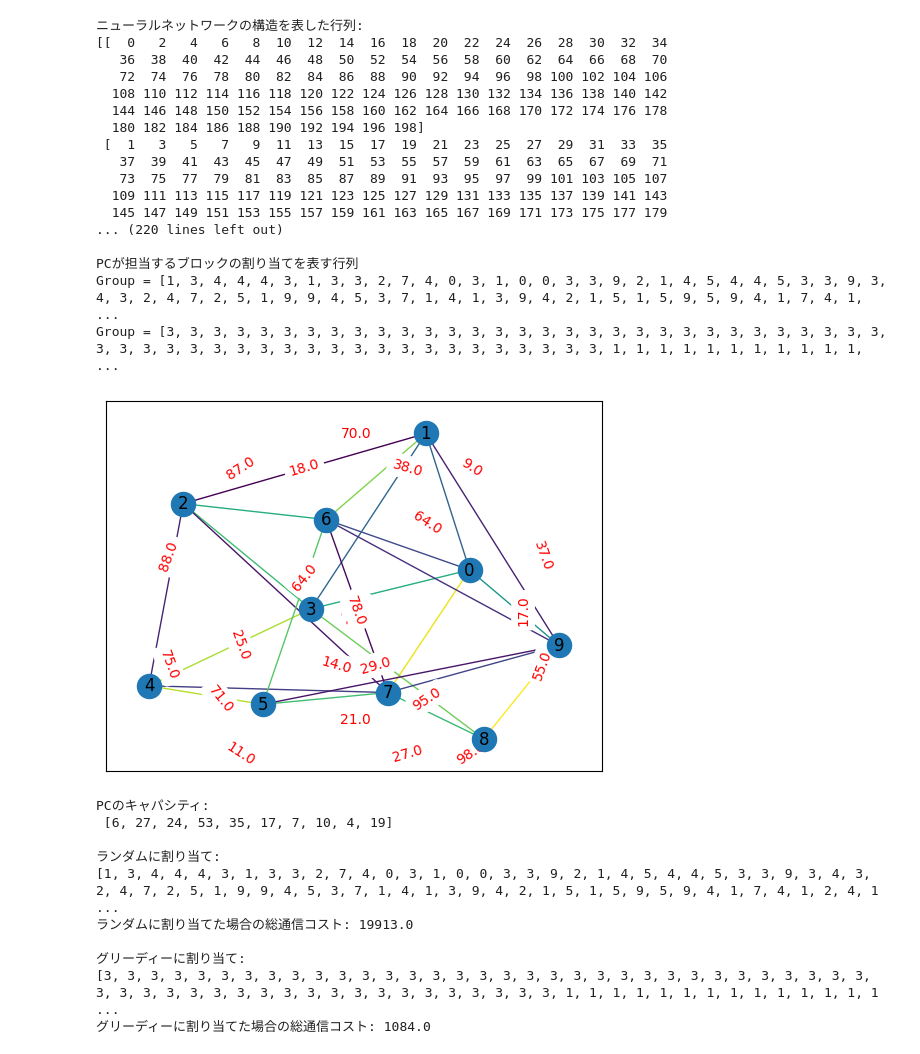
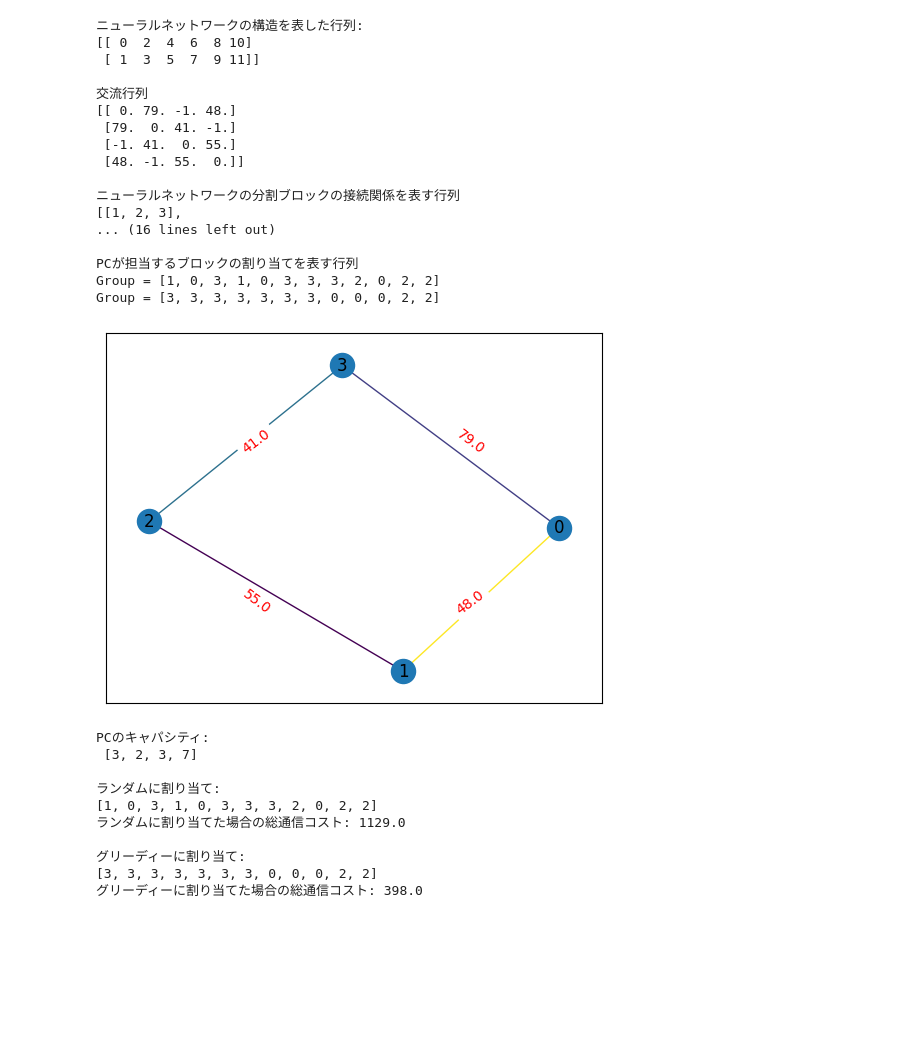
Before and after one commit to yamamotoeigo/consideration_of_computer_power, a Jupyter notebook: src/block_division.ipynb, the cells around one changed output. Cells and saved outputs as stored; diff of their text form; code cells hidden in the pictures; blank space fills up the shorter version.

```diff
--- a/src/block_division.ipynb
+++ b/src/block_division.ipynb
@@ -192,7 +192,7 @@ def generate_block_list(num_blocks: int) -> list:
 def generate_pc_capacity_list(num_pcs: int, num_blocks: int) -> list:
     """計算機のキャパシティを表すリストを作成
 
-    足し合わせるとnum_
+    足し合わせるとnum_blocks
 
     Args:
         pc_nums (int): 計算機の数
@@ -423,8 +423,8 @@ def evaluate_communication_cost(block_list: list, assigned_matrix: list, linked_
     return total_cost
 # %%
 # ネットワークトポロジーを作成
-num_pcs = 10
-num_blocks = 200
+num_pcs = 4
+num_blocks = 12
 structure_row = 2
 structure_col = num_blocks // structure_row
 
@@ -445,50 +445,50 @@ nx.draw_networkx_edge_labels(G, pos, edge_labels=edge_labels, font_color='red')
 
 # ニューラルネットワークを分割したブロック
 block_structure = generate_block_structure(row=structure_row, col=structure_col)
 print(f'ニューラルネットワークの構造を表した行列:\n{block_structure}\n')
 
 # 通信する必要のあるブロックのリストを作成
 linked_blocks = generate_linked_block_list(block_structure)
 
 
 print("交流行列")
 print(exchange_matrix)
 
 # block_linked_matrix = create_block_matrix(num_rows=2, num_cols=3)
 print("\nニューラルネットワークの分割ブロックの接続関係を表す行列")
 pprint.pprint(linked_blocks)
 
 block_list = generate_block_list(num_blocks=num_blocks)
 print("\n分割ブロックの番号リスト")
 print(block_list)
 
+print("計算機のキャパシティを表すリスト")
+print(capacities)
 # Distribute tasks to computers
 random_assigned_matrix = generate_random_assignment(num_pcs=num_pcs, num_blocks=num_blocks, capacities=capacities)
 greedy_assigned_matrix = generate_greedy_assignment(num_pcs=num_pcs, num_blocks=num_blocks, capacities=capacities, exchange_matrix=exchange_matrix)
-print("計算機のキャパシティを表すリスト")
-print(capacities)
 print("\nPCが担当するブロックの割り当てを表す行列")
 print(f'Group = {random_assigned_matrix}')
 print(f'Group = {greedy_assigned_matrix}')
 # %% [output]
 ニューラルネットワークの構造を表した行列:
-[[  0   2   4   6   8  10  12  14  16  18  20  22  24  26  28  30  32  34
-   36  38  40  42  44  46  48  50  52  54  56  58  60  62  64  66  68  70
-   72  74  76  78  80  82  84  86  88  90  92  94  96  98 100 102 104 106
-  108 110 112 114 116 118 120 122 124 126 128 130 132 134 136 138 140 142
-  144 146 148 150 152 154 156 158 160 162 164 166 168 170 172 174 176 178
-  180 182 184 186 188 190 192 194 196 198]
- [  1   3   5   7   9  11  13  15  17  19  21  23  25  27  29  31  33  35
-   37  39  41  43  45  47  49  51  53  55  57  59  61  63  65  67  69  71
-   73  75  77  79  81  83  85  87  89  91  93  95  97  99 101 103 105 107
-  109 111 113 115 117 119 121 123 125 127 129 131 133 135 137 139 141 143
-  145 147 149 151 153 155 157 159 161 163 165 167 169 171 173 175 177 179
-... (220 lines left out)
+[[ 0  2  4  6  8 10]
+ [ 1  3  5  7  9 11]]
+
+交流行列
+[[ 0. 79. -1. 48.]
+ [79.  0. 41. -1.]
+ [-1. 41.  0. 55.]
+ [48. -1. 55.  0.]]
+
+ニューラルネットワークの分割ブロックの接続関係を表す行列
+[[1, 2, 3],
+... (16 lines left out)
 
 PCが担当するブロックの割り当てを表す行列
-Group = [1, 3, 4, 4, 4, 3, 1, 3, 3, 2, 7, 4, 0, 3, 1, 0, 0, 3, 3, 9, 2, 1, 4, 5, 4, 4, 5, 3, 3, 9, 3, 4, 3, 2, 4, 7, 2, 5, 1, 9, 9, 4, 5, 3, 7, 1, 4, 1, 3, 9, 4, 2, 1, 5, 1, 5, 9, 5, 9, 4, 1, 7, 4, 1, ...
-Group = [3, 3, 3, 3, 3, 3, 3, 3, 3, 3, 3, 3, 3, 3, 3, 3, 3, 3, 3, 3, 3, 3, 3, 3, 3, 3, 3, 3, 3, 3, 3, 3, 3, 3, 3, 3, 3, 3, 3, 3, 3, 3, 3, 3, 3, 3, 3, 3, 3, 3, 3, 3, 3, 1, 1, 1, 1, 1, 1, 1, 1, 1, 1, 1, ...
+Group = [1, 0, 3, 1, 0, 3, 3, 3, 2, 0, 2, 2]
+Group = [3, 3, 3, 3, 3, 3, 3, 0, 0, 0, 2, 2]
-[figure, old version]
+[figure, new version]
 # %%
 
 print(f'PCのキャパシティ:\n {capacities}\n')
@@ -502,12 +502,12 @@ print(f'グリーディーに割り当て:\n{greedy_assigned_matrix}')
 print(f'グリーディーに割り当てた場合の総通信コスト: {greedy_total_cost}')
 # %% [output]
 PCのキャパシティ:
- [6, 27, 24, 53, 35, 17, 7, 10, 4, 19]
+ [3, 2, 3, 7]
 
 ランダムに割り当て:
-[1, 3, 4, 4, 4, 3, 1, 3, 3, 2, 7, 4, 0, 3, 1, 0, 0, 3, 3, 9, 2, 1, 4, 5, 4, 4, 5, 3, 3, 9, 3, 4, 3, 2, 4, 7, 2, 5, 1, 9, 9, 4, 5, 3, 7, 1, 4, 1, 3, 9, 4, 2, 1, 5, 1, 5, 9, 5, 9, 4, 1, 7, 4, 1, 2, 4, 1 ...
-ランダムに割り当てた場合の総通信コスト: 19913.0
+[1, 0, 3, 1, 0, 3, 3, 3, 2, 0, 2, 2]
+ランダムに割り当てた場合の総通信コスト: 1129.0
 
 グリーディーに割り当て:
-[3, 3, 3, 3, 3, 3, 3, 3, 3, 3, 3, 3, 3, 3, 3, 3, 3, 3, 3, 3, 3, 3, 3, 3, 3, 3, 3, 3, 3, 3, 3, 3, 3, 3, 3, 3, 3, 3, 3, 3, 3, 3, 3, 3, 3, 3, 3, 3, 3, 3, 3, 3, 3, 1, 1, 1, 1, 1, 1, 1, 1, 1, 1, 1, 1, 1, 1 ...
-グリーディーに割り当てた場合の総通信コスト: 1084.0
+[3, 3, 3, 3, 3, 3, 3, 0, 0, 0, 2, 2]
+グリーディーに割り当てた場合の総通信コスト: 398.0
```
Also changed, not shown: 9 other files.
